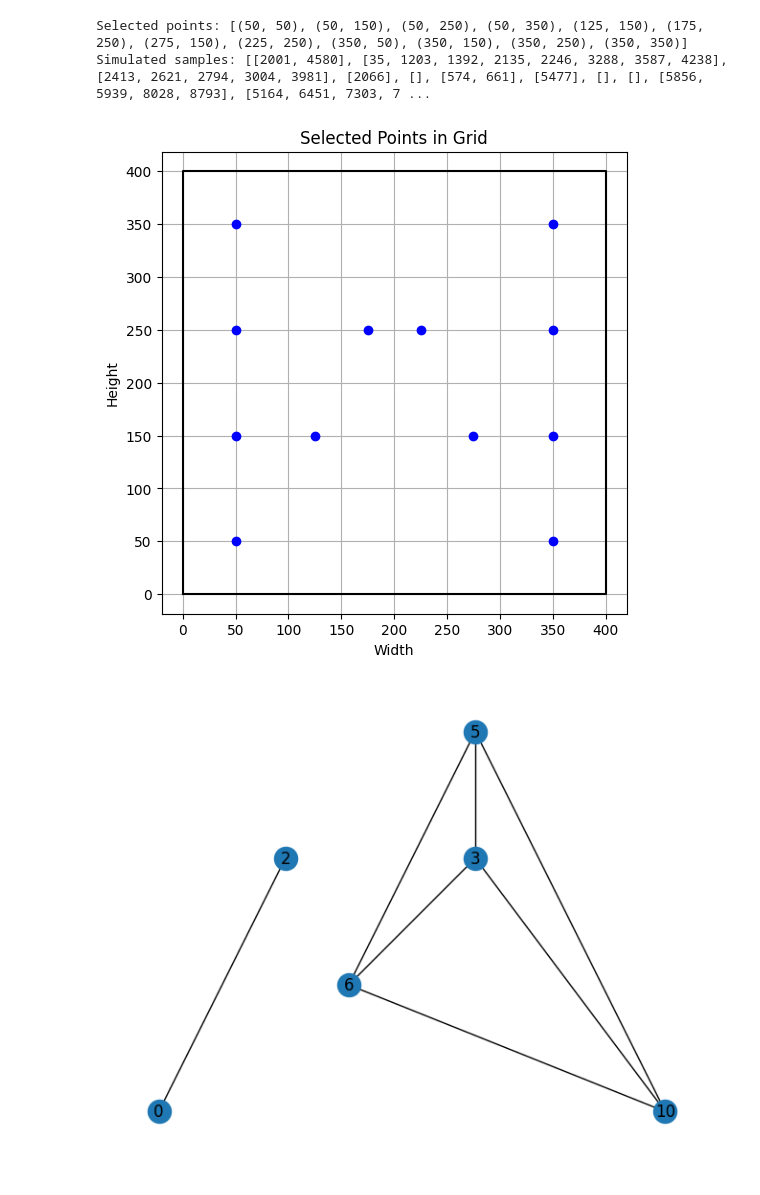
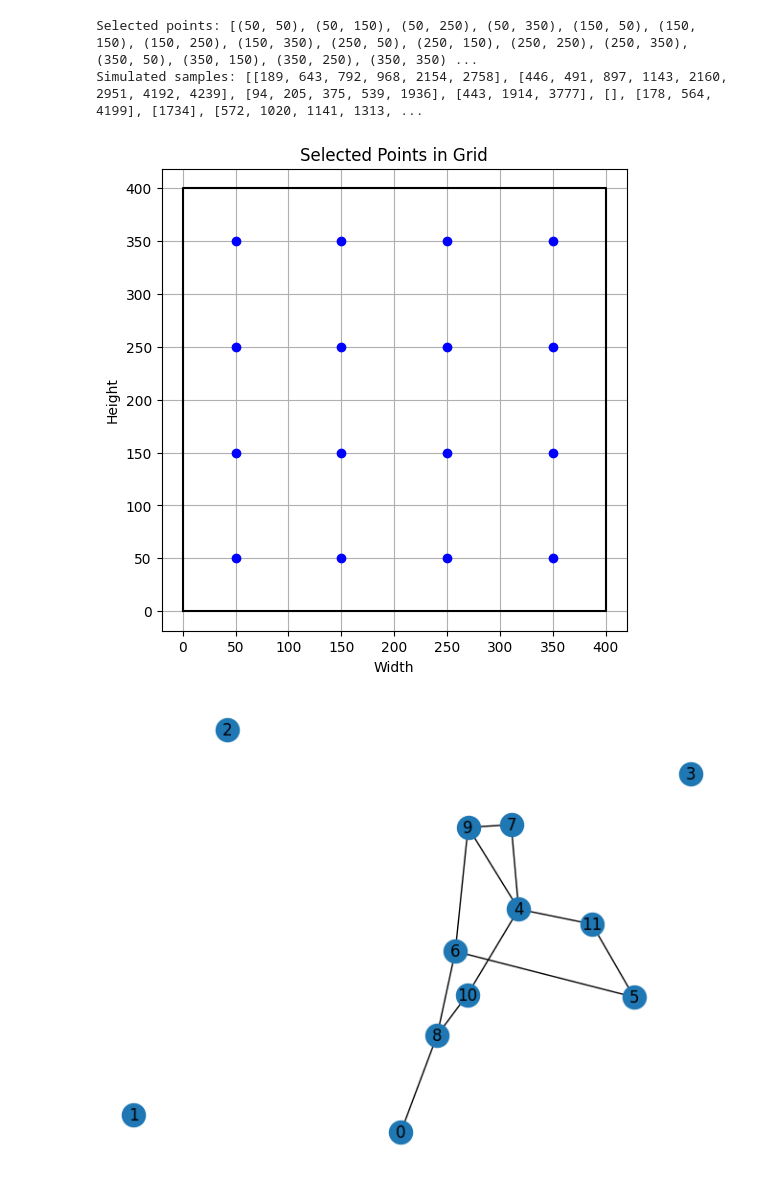
Before and after one commit to timovdk/BLOSSOM, a Jupyter notebook: packages/model/experiments/sampling_analysis.ipynb, the cells around one changed output. Cells and saved outputs as stored; diff of their text form; code cells hidden in the pictures.

```diff
--- a/packages/model/experiments/sampling_analysis.ipynb
+++ b/packages/model/experiments/sampling_analysis.ipynb
@@ -6,19 +6,22 @@ import numpy as np
 import matplotlib.pyplot as plt
 import networkx as nx
 import scipy.stats as stats
+from itertools import product
+from concurrent.futures import ThreadPoolExecutor
+import concurrent
 
-filename = 'agent_log_19'
+filename = 'agent_log_28'
 
 x_max = 400
 y_max = 400
-z_max = 20
+z_max = 50
 
 no_of_samples = 16
-r = 2
-d = 20
+r = 6
+d = 50
 # %%
 df = pd.read_csv("output/" + filename + ".csv")
-data = df[df["tick"] == 20]#df["tick"].max()]
+data = df[df["tick"] == df["tick"].max()]
 data = data.reset_index(drop=True)
 # %%
 def systematic_regular(no_of_samples, x, y):
@@ -95,17 +115,17 @@ def retrieve_ids_per_sample(points, data, r, d):
 # %%
 x_max = 400
 y_max = 400
-z_max = 20
+z_max = 50
 
 no_of_samples = 16
-r = 4
-d = 20
+r = 6
+d = 50
 
-#selected_points = systematic_regular(no_of_samples, x_max, y_max)
+selected_points = systematic_regular(no_of_samples, x_max, y_max)
 #selected_points = systematic_random(no_of_samples, x_max, y_max)
 #selected_points = default_random(no_of_samples, x_max, y_max)
-selected_points = wageningen_w()
-samples = retrieve_ids_per_sample(selected_points, data, r, d)
+#selected_points = wageningen_w()
+samples = retrieve_ids_per_sample_von_neumann(selected_points, data, r, d)
 
 print("Selected points:", selected_points)
 print("Simulated samples:", samples)
@@ -122,9 +142,9 @@ plt.grid(True)
 plt.axis('equal')
 plt.show()
 # %% [output]
-Selected points: [(50, 50), (50, 150), (50, 250), (50, 350), (125, 150), (175, 250), (275, 150), (225, 250), (350, 50), (350, 150), (350, 250), (350, 350)]
-Simulated samples: [[2001, 4580], [35, 1203, 1392, 2135, 2246, 3288, 3587, 4238], [2413, 2621, 2794, 3004, 3981], [2066], [], [574, 661], [5477], [], [], [5856, 5939, 8028, 8793], [5164, 6451, 7303, 7 ...
+Selected points: [(50, 50), (50, 150), (50, 250), (50, 350), (150, 50), (150, 150), (150, 250), (150, 350), (250, 50), (250, 150), (250, 250), (250, 350), (350, 50), (350, 150), (350, 250), (350, 350) ...
+Simulated samples: [[189, 643, 792, 968, 2154, 2758], [446, 491, 897, 1143, 2160, 2951, 4192, 4239], [94, 205, 375, 539, 1936], [443, 1914, 3777], [], [178, 564, 4199], [1734], [572, 1020, 1141, 1313, ...
-[figure, old version]
+[figure, new version]
 # %%
 sample_site_counts = []
 for sample_site in samples:
@@ -135,9 +155,12 @@ for sample_site in samples:
 def pearson_cooccurrence(abundance_data, threshold=0):
     # Initialize a graph
     G = nx.Graph()
+    G.add_nodes_from(range(12))
 
     # Calculate the Pearson correlation coefficient matrix
-    pearson_matrix = np.corrcoef(abundance_data)
+    pearson_matrix = np.corrcoef(abundance_data, rowvar=False)
+
+    pearson_matrix[np.isnan(pearson_matrix)] = 0
 
     # Get the number of entities
     num_entities = len(abundance_data[0])
@@ -146,7 +169,7 @@ def pearson_cooccurrence(abundance_data, threshold=0):
     for i in range(num_entities):
         for j in range(i + 1, num_entities):
             # Check if the correlation coefficient exceeds the threshold
-            if (not np.isnan(pearson_matrix[i][j])) and (pearson_matrix[i][j] > threshold):
+            if (pearson_matrix[i][j] > threshold):
                 G.add_edge(i, j, weight=pearson_matrix[i][j])
 
     return G, pearson_matrix
@@ -154,10 +177,11 @@ def pearson_cooccurrence(abundance_data, threshold=0):
 def spearman_cooccurrence(abundance_data, threshold=0):
     # Initialize a graph
     G = nx.Graph()
+    G.add_nodes_from(range(12))
 
     # Calculate the Pearson correlation coefficient matrix
     spearman_matrix = stats.spearmanr(abundance_data).statistic
-
+    spearman_matrix[np.isnan(spearman_matrix)] = 0
     # Get the number of entities
     num_entities = len(abundance_data[0])
 
@@ -165,13 +189,13 @@ def spearman_cooccurrence(abundance_data, threshold=0):
     for i in range(num_entities):
         for j in range(i + 1, num_entities):
             # Check if the correlation coefficient exceeds the threshold
-            if (not np.isnan(spearman_matrix[i][j])) and (spearman_matrix[i][j] > threshold):
+            if (spearman_matrix[i][j] > threshold):
                 G.add_edge(i, j, weight=spearman_matrix[i][j])
 
     return G, spearman_matrix
 # %%
-pearson_net, pearson = pearson_cooccurrence(sample_site_counts, 0.3)
+pearson_net, pearson = pearson_cooccurrence(sample_site_counts, 0)
 
-nx.draw_planar(pearson_net, with_labels=True)
+nx.draw(pearson_net, with_labels=True)
 # %% [output]
-[figure, old version]
+[figure, new version]
```
Also changed, not shown: parts of 11 cells of this notebook, 21 other files.
